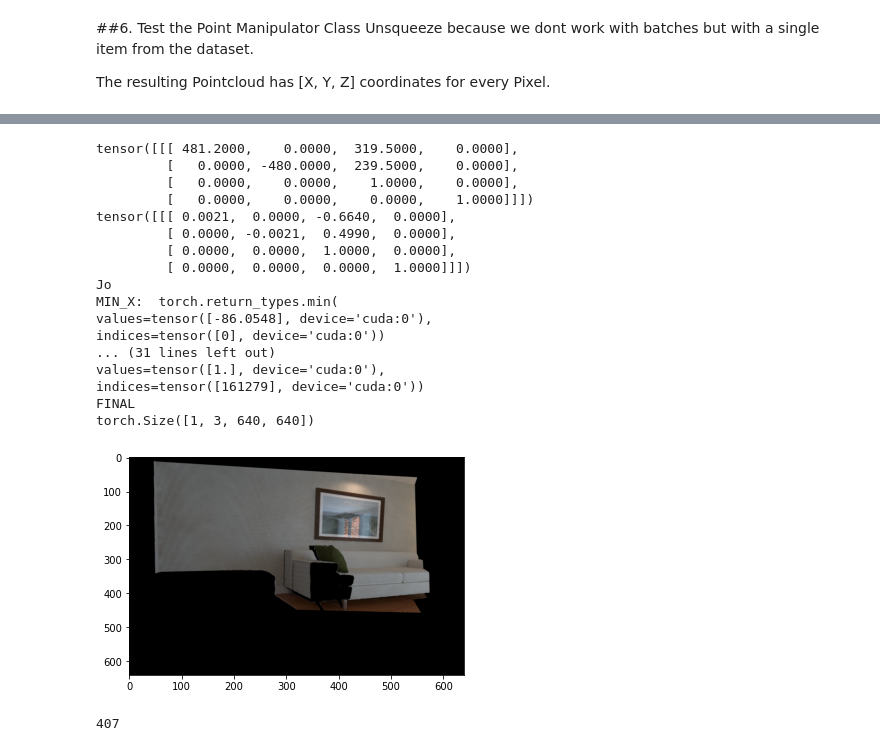
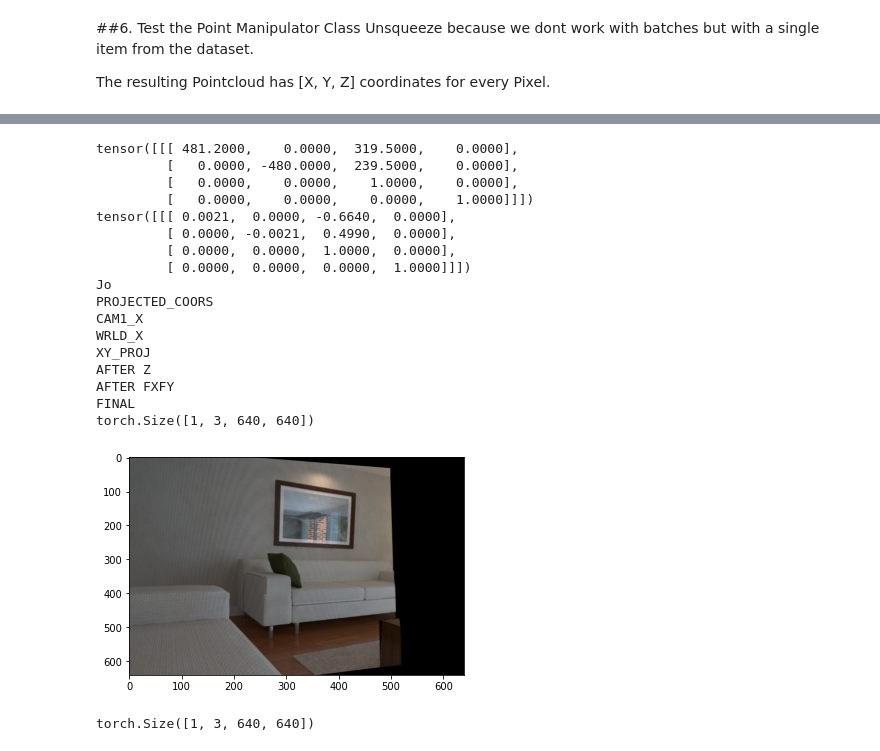
Before and after one commit to lukasHoel/novel-view-synthesis, a Jupyter notebook: notebooks/Point_Manipulation_lukas_14_05.ipynb, the cells around one changed output, grey strips where cells are left out. Drawn from its saved outputs; the diff is of its cells as text; code cells hidden in the pictures.

```diff
--- a/notebooks/Point_Manipulation_lukas_14_05.ipynb
+++ b/notebooks/Point_Manipulation_lukas_14_05.ipynb
@@ -94,12 +94,12 @@ class Clip_Depth(object):
     def __call__(self, sample):
         sample[sample>10] = 0.01
         return sample
-
+img_shape=(480, 640)
 #transform data to PILImage to allow for resizing (shouldnt change depth data according to docu)
 transform = torchvision.transforms.Compose([
     #torchvision.transforms.ToPILImage(),
     #torchvision.transforms.Pad(padding=(0, 80), fill=0),
-    #torchvision.transforms.Resize((256,256)),
+    #torchvision.transforms.Resize(img_shape),
     torchvision.transforms.ToTensor(),
     #Clip_Depth()
 ])
@@ -114,7 +114,8 @@ dataset = ICLNUIMDataset(path, transform=transform,
                          use_real_intrinsics=True,
                          inverse_depth=False,
                          sampleOutput=True,
-                         RTrelativeToOutput=False)
+                         RTrelativeToOutput=False,
+                         out_shape=(256, 256))
 
 print("Loaded following data: {} (samples: {})".format(data_dict["path"], len(dataset)))
 
@@ -1032,7 +1048,7 @@ input_RTinv = item['cam']['RT1inv'].unsqueeze(0)
 output_RT = item['cam']['RT2'].unsqueeze(0)
 output_RTinv = item['cam']['RT2inv'].unsqueeze(0)
 
-mani = PtsManipulator(W=W, H=H)
+mani = PtsManipulator(K=K, W=W, H=H)
 
 if torch.cuda.is_available():
     print("Jo")
@@ -1102,7 +1110,7 @@ input_RTinv = item['cam']['RT1inv'].unsqueeze(0)
 output_RT = item['cam']['RT2'].unsqueeze(0)
 output_RTinv = item['cam']['RT2inv'].unsqueeze(0)
 
-mani = PtsManipulator(W=W, H=H)
+mani = PtsManipulator(K=K, W=W, H=H)
 
 if torch.cuda.is_available():
     print("Jo")
@@ -1110,41 +1118,41 @@ if torch.cuda.is_available():
     mani.to(device)
     item['image'] = item['image'].to(device)
     item['depth'] = item['depth'].to(device)
     K = K.to(device)
     Kinv = Kinv.to(device)
     input_RT = input_RT.to(device)
     input_RTinv = input_RTinv.to(device)
     output_RT = output_RT.to(device)
     output_RTinv = output_RTinv.to(device)
 
 img = mani.forward_justpts(item['image'].unsqueeze(0), item['depth'].unsqueeze(0),
                            K, Kinv,
                            input_RT, input_RTinv,
                            output_RT, output_RTinv)
 
 print("FINAL")
 print(img.shape)
 show_image(img.squeeze().permute((1,2,0)).cpu().detach().numpy())
 # %% [output]
 tensor([[[ 481.2000,    0.0000,  319.5000,    0.0000],
          [   0.0000, -480.0000,  239.5000,    0.0000],
          [   0.0000,    0.0000,    1.0000,    0.0000],
          [   0.0000,    0.0000,    0.0000,    1.0000]]])
 tensor([[[ 0.0021,  0.0000, -0.6640,  0.0000],
          [ 0.0000, -0.0021,  0.4990,  0.0000],
          [ 0.0000,  0.0000,  1.0000,  0.0000],
          [ 0.0000,  0.0000,  0.0000,  1.0000]]])
 Jo
-MIN_X:  torch.return_types.min(
-values=tensor([-86.0548], device='cuda:0'),
-indices=tensor([0], device='cuda:0'))
-... (31 lines left out)
-values=tensor([1.], device='cuda:0'),
-indices=tensor([161279], device='cuda:0'))
+PROJECTED_COORS
+CAM1_X
+WRLD_X
+XY_PROJ
+AFTER Z
+AFTER FXFY
 FINAL
 torch.Size([1, 3, 640, 640])
-[figure, old version]
+[figure, new version]
-# %%
-print(item['output']['idx'])
-# %% [output]
-407
+# %%
+print(img.shape)
+# %% [output]
+torch.Size([1, 3, 640, 640])
```
Also changed, not shown: parts of 10 cells of this notebook.
